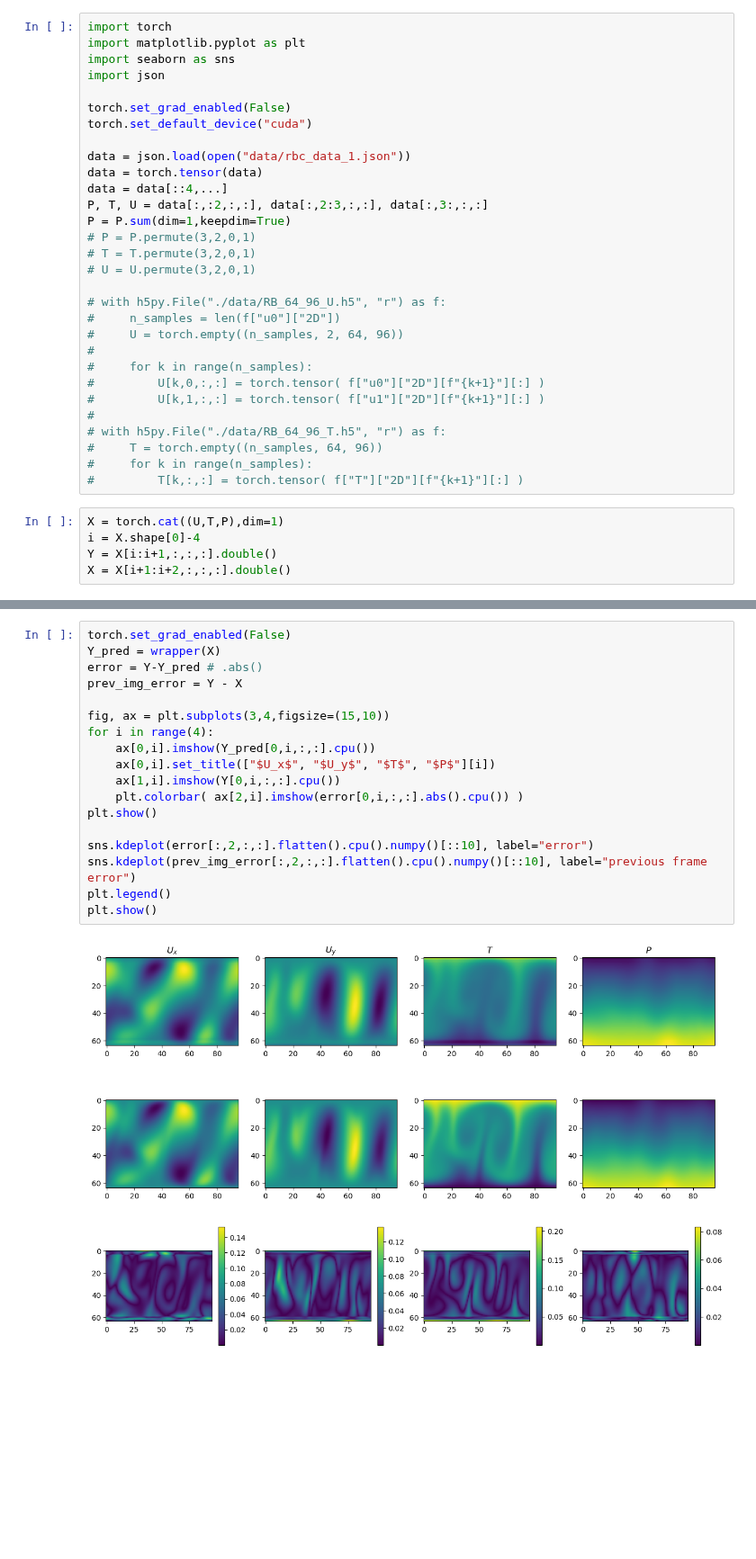
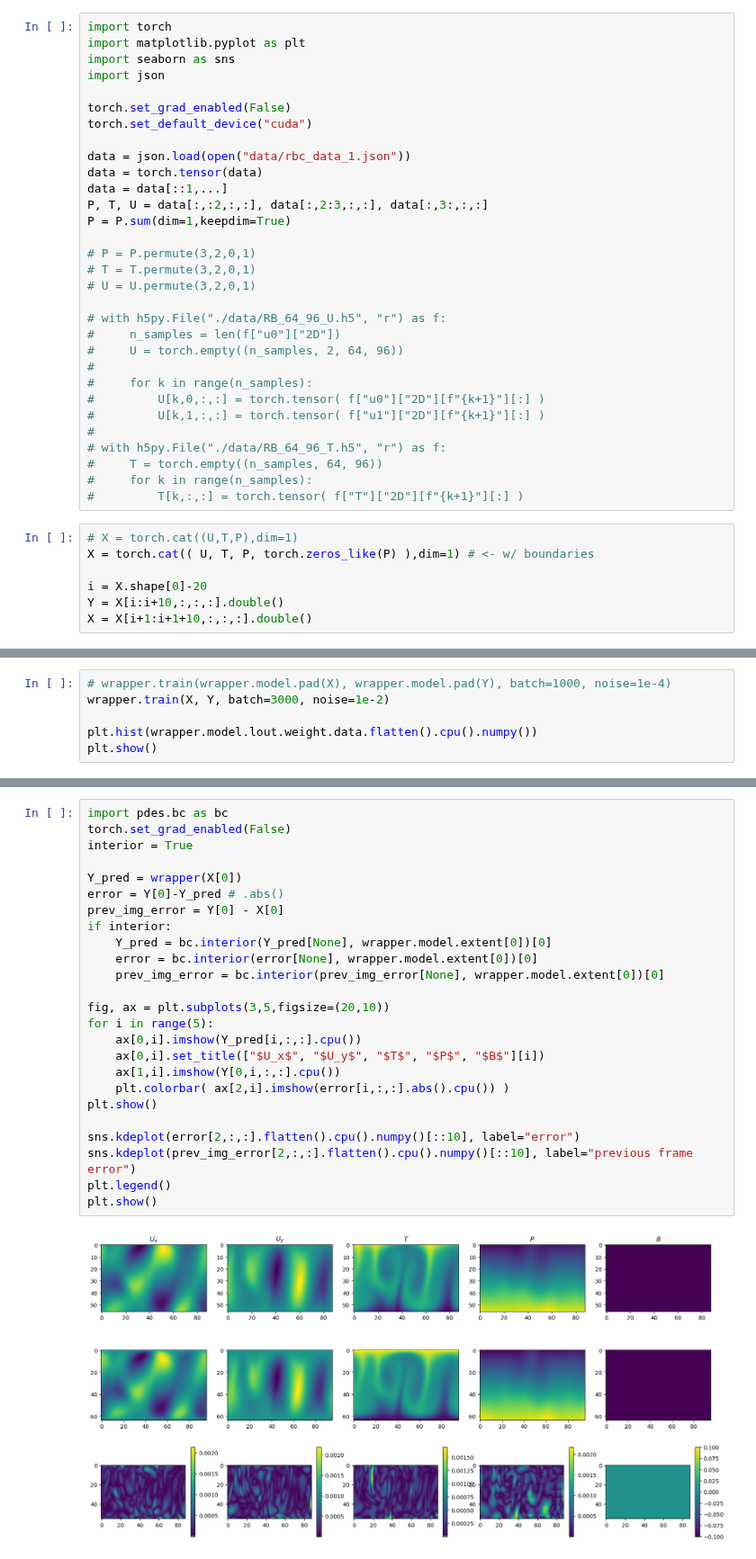
Before and after one commit to graps1/ELM-PDEs, a Jupyter notebook: rbc2d/plot_data.ipynb, the cells around one changed output, grey strips where cells are left out. Shown at 90% size. Drawn from its saved outputs; the diff is of its cells as text; blank space fills up the shorter version.

```diff
--- a/rbc2d/plot_data.ipynb
+++ b/rbc2d/plot_data.ipynb
@@ -9,9 +9,10 @@ torch.set_default_device("cuda")
 
 data = json.load(open("data/rbc_data_1.json"))
 data = torch.tensor(data)
-data = data[::4,...]
+data = data[::1,...]
 P, T, U = data[:,:2,:,:], data[:,2:3,:,:], data[:,3:,:,:]
 P = P.sum(dim=1,keepdim=True)
+
 # P = P.permute(3,2,0,1)
 # T = T.permute(3,2,0,1)
 # U = U.permute(3,2,0,1)
@@ -29,10 +30,12 @@ P = P.sum(dim=1,keepdim=True)
 #     for k in range(n_samples):
 #         T[k,:,:] = torch.tensor( f["T"]["2D"][f"{k+1}"][:] )
 # %%
-X = torch.cat((U,T,P),dim=1)
-i = X.shape[0]-4
-Y = X[i:i+1,:,:,:].double()
-X = X[i+1:i+2,:,:,:].double()
+# X = torch.cat((U,T,P),dim=1)
+X = torch.cat(( U, T, P, torch.zeros_like(P) ),dim=1) # <- w/ boundaries
+
+i = X.shape[0]-20
+Y = X[i:i+10,:,:,:].double()
+X = X[i+1:i+1+10,:,:,:].double()
 # %%
 # BC's for RBC
 # Velocity:
@@ -242 +239,7 @@ iter = 5, loss = 0.00116
 KeyboardInterrupt:
+# %%
+# wrapper.train(wrapper.model.pad(X), wrapper.model.pad(Y), batch=1000, noise=1e-4)
+wrapper.train(X, Y, batch=3000, noise=1e-2)
+
+plt.hist(wrapper.model.lout.weight.data.flatten().cpu().numpy())
+plt.show()
@@ -243,20 +249,27 @@ KeyboardInterrupt:
 # %%
+import pdes.bc as bc
 torch.set_grad_enabled(False)
-Y_pred = wrapper(X)
-error = Y-Y_pred # .abs()
-prev_img_error = Y - X
+interior = True
 
-fig, ax = plt.subplots(3,4,figsize=(15,10))
-for i in range(4):
-    ax[0,i].imshow(Y_pred[0,i,:,:].cpu())
-    ax[0,i].set_title(["$U_x$", "$U_y$", "$T$", "$P$"][i])
+Y_pred = wrapper(X[0])
+error = Y[0]-Y_pred # .abs()
+prev_img_error = Y[0] - X[0]
+if interior:
+    Y_pred = bc.interior(Y_pred[None], wrapper.model.extent[0])[0]
+    error = bc.interior(error[None], wrapper.model.extent[0])[0]
+    prev_img_error = bc.interior(prev_img_error[None], wrapper.model.extent[0])[0]
+
+fig, ax = plt.subplots(3,5,figsize=(20,10))
+for i in range(5):
+    ax[0,i].imshow(Y_pred[i,:,:].cpu())
+    ax[0,i].set_title(["$U_x$", "$U_y$", "$T$", "$P$", "$B$"][i])
     ax[1,i].imshow(Y[0,i,:,:].cpu())
-    plt.colorbar( ax[2,i].imshow(error[0,i,:,:].abs().cpu()) )
+    plt.colorbar( ax[2,i].imshow(error[i,:,:].abs().cpu()) )
 plt.show()
 
-sns.kdeplot(error[:,2,:,:].flatten().cpu().numpy()[::10], label="error")
-sns.kdeplot(prev_img_error[:,2,:,:].flatten().cpu().numpy()[::10], label="previous frame error")
+sns.kdeplot(error[2,:,:].flatten().cpu().numpy()[::10], label="error")
+sns.kdeplot(prev_img_error[2,:,:].flatten().cpu().numpy()[::10], label="previous frame error")
 plt.legend()
 plt.show()
 # %% [output]
-[figure, old version]
+[figure, new version]
```
Also changed, not shown: parts of 7 cells of this notebook.
